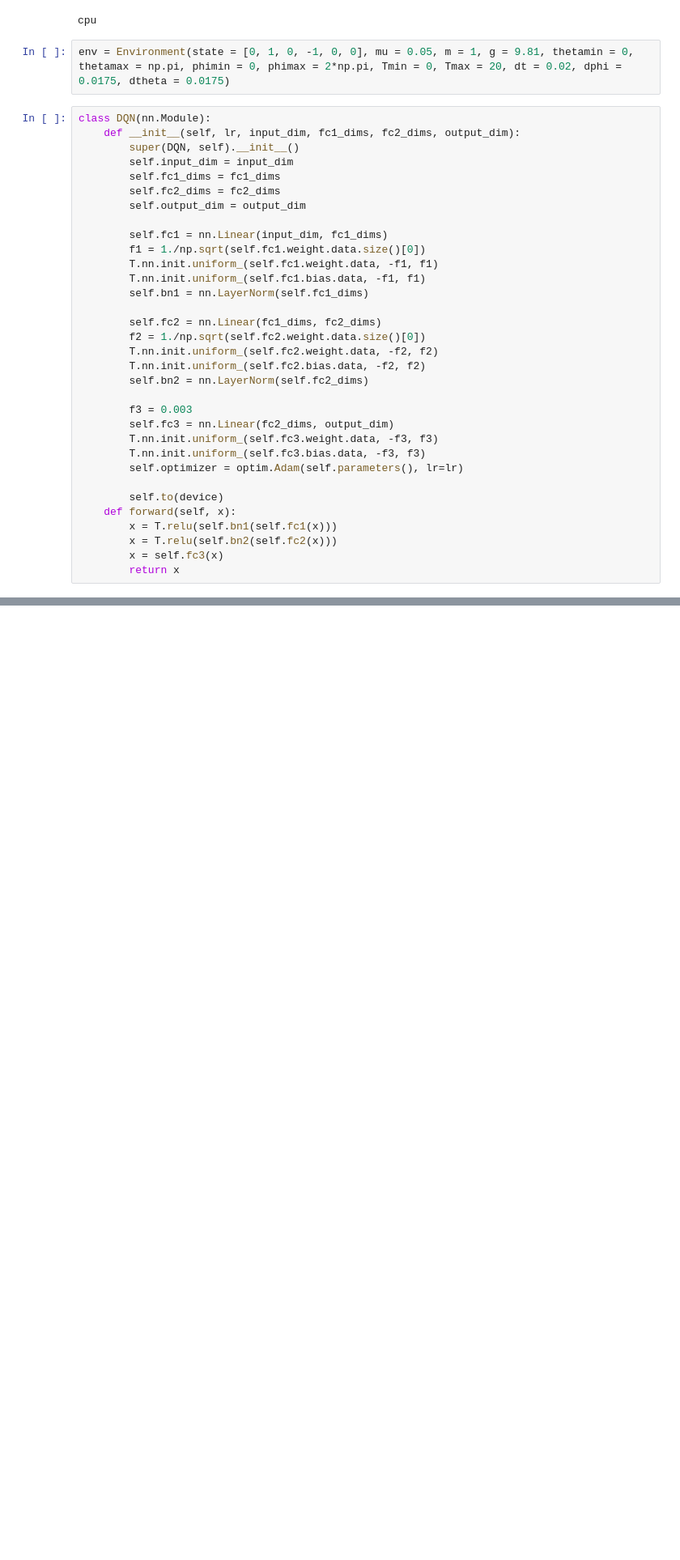
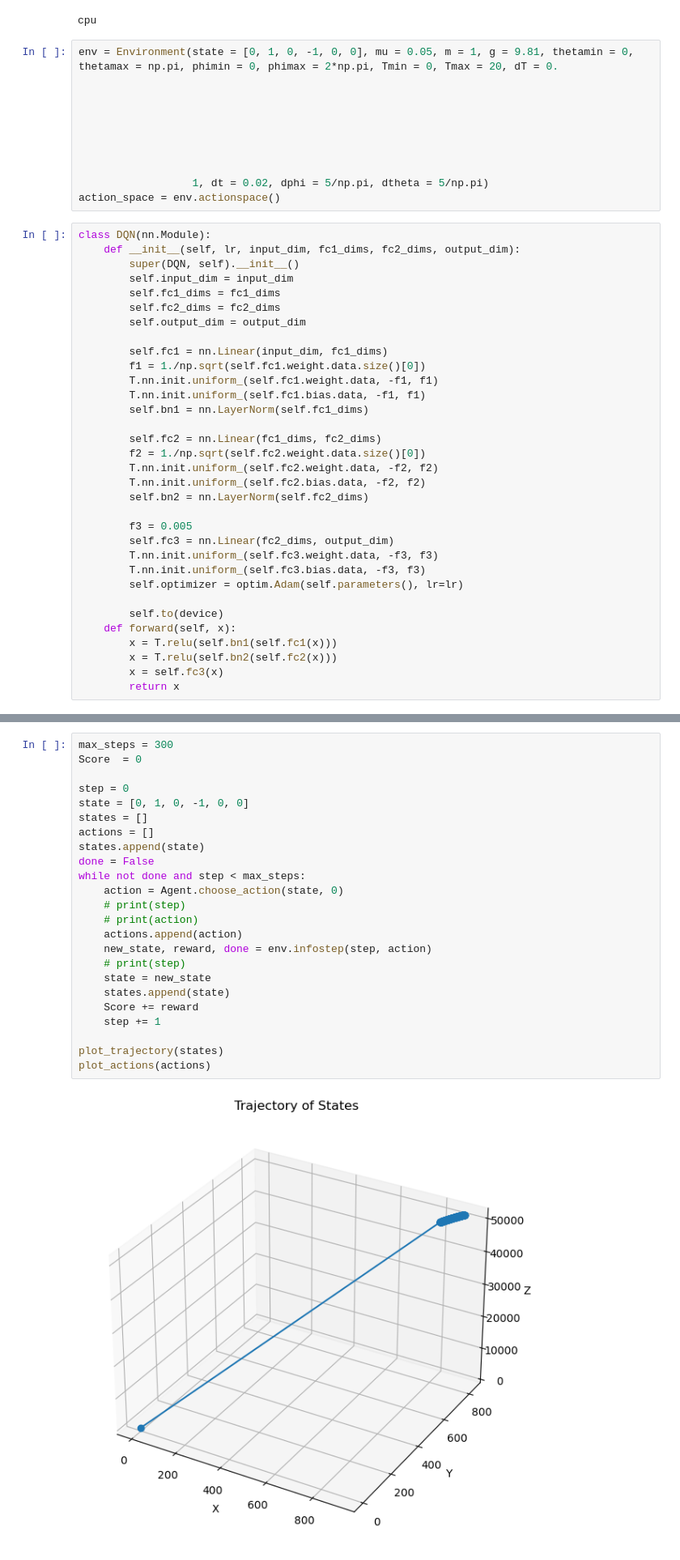
Before and after one commit to BuzzingTaz/RL-Project-2, a Jupyter notebook: DQN.ipynb, the cells around one changed output, grey strips where cells are left out. Shown: that part at 81% size. Drawn from its saved outputs; the diff is of its cells as text; blank space fills up the shorter version.

Commit message:
dqn with optimal states

```diff
--- a/DQN.ipynb
+++ b/DQN.ipynb
@@ -19,7 +19,16 @@ print(device)
 # %% [output]
 cpu
 # %%
-env = Environment(state = [0, 1, 0, -1, 0, 0], mu = 0.05, m = 1, g = 9.81, thetamin = 0, thetamax = np.pi, phimin = 0, phimax = 2*np.pi, Tmin = 0, Tmax = 20, dt = 0.02, dphi = 0.0175, dtheta = 0.0175)
+env = Environment(state = [0, 1, 0, -1, 0, 0], mu = 0.05, m = 1, g = 9.81, thetamin = 0, thetamax = np.pi, phimin = 0, phimax = 2*np.pi, Tmin = 0, Tmax = 20, dT = 0.
+
+
+
+
+
+
+
+                  1, dt = 0.02, dphi = 5/np.pi, dtheta = 5/np.pi)
+action_space = env.actionspace()
 # %%
 class DQN(nn.Module):
     def __init__(self, lr, input_dim, fc1_dims, fc2_dims, output_dim):
@@ -41,7 +50,7 @@ class DQN(nn.Module):
         T.nn.init.uniform_(self.fc2.bias.data, -f2, f2)
         self.bn2 = nn.LayerNorm(self.fc2_dims)
 
-        f3 = 0.003
+        f3 = 0.005
         self.fc3 = nn.Linear(fc2_dims, output_dim)
         T.nn.init.uniform_(self.fc3.weight.data, -f3, f3)
         T.nn.init.uniform_(self.fc3.bias.data, -f3, f3)
@@ -183,0 +245,26 @@ plt.show()
+# %%
+max_steps = 300
+Score  = 0
+
+step = 0
+state = [0, 1, 0, -1, 0, 0]
+states = []
+actions = []
+states.append(state)
+done = False
+while not done and step < max_steps:
+    action = Agent.choose_action(state, 0)
+    # print(step)
+    # print(action)
+    actions.append(action)
+    new_state, reward, done = env.infostep(step, action)
+    # print(step)
+    state = new_state
+    states.append(state)
+    Score += reward
+    step += 1
+
+plot_trajectory(states)
+plot_actions(actions)
+# %% [output]
+[figure, added]
```
Also changed, not shown: parts of 6 cells of this notebook, 1 other file.
